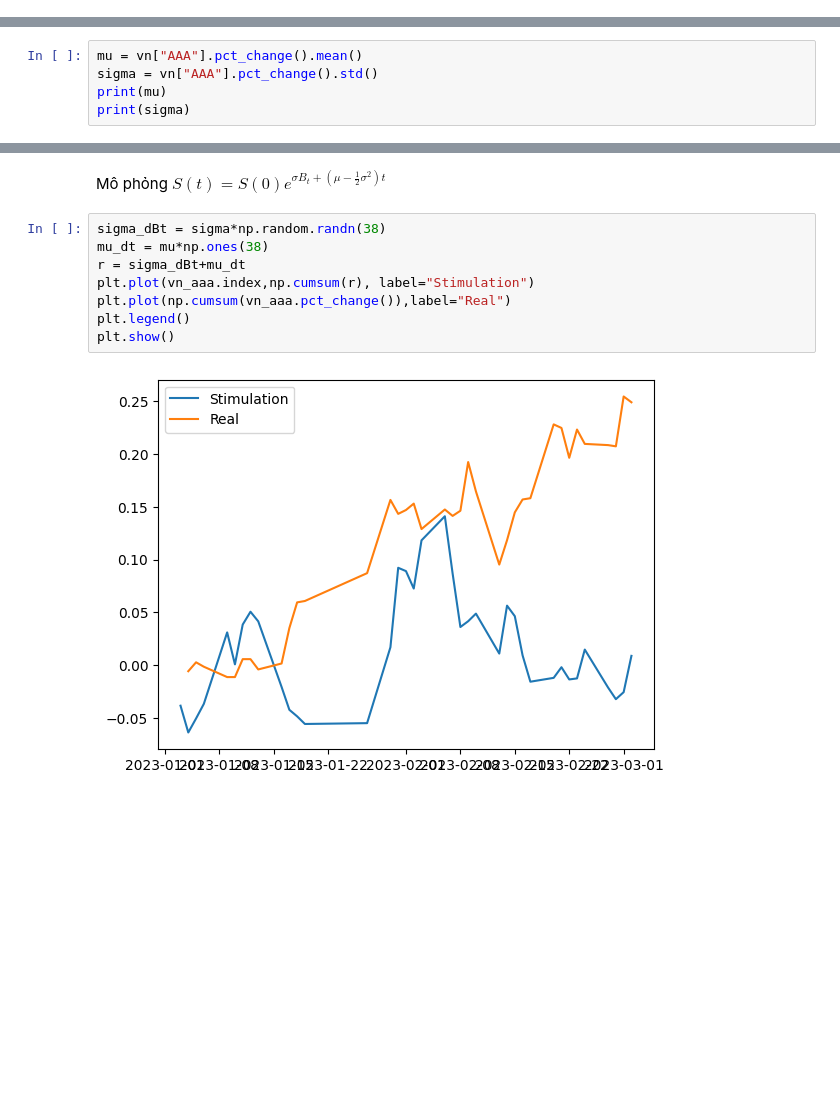
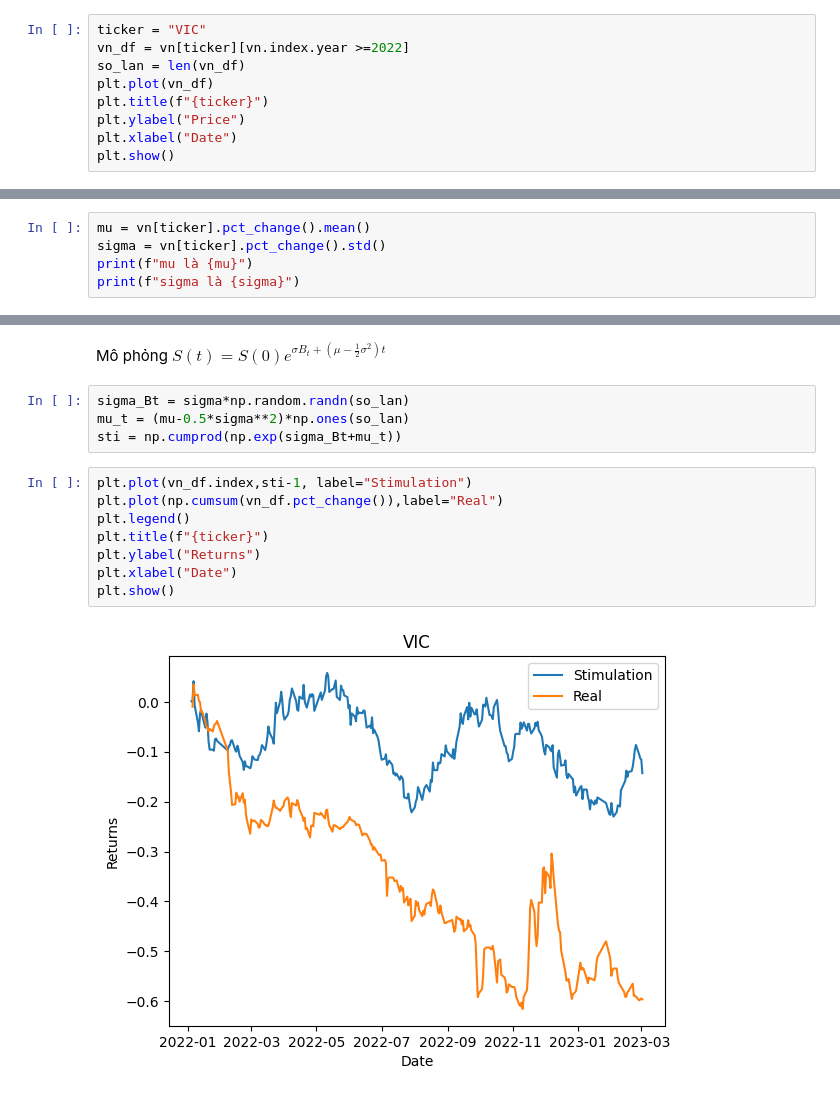
Before and after one commit to khanhtrinh2003/Financial-mathematics, a Jupyter notebook: tren_lop.ipynb, the cells around one changed output, grey strips where cells are left out. Cells and saved outputs as stored; diff of their text form; blank space fills up the shorter version.

```diff
--- a/tren_lop.ipynb
+++ b/tren_lop.ipynb
@@ -27,0 +23,9 @@ len(vn_aaa)
+# %%
+ticker = "VIC"
+vn_df = vn[ticker][vn.index.year >=2022]
+so_lan = len(vn_df)
+plt.plot(vn_df)
+plt.title(f"{ticker}")
+plt.ylabel("Price")
+plt.xlabel("Date")
+plt.show()
@@ -28,6 +36,6 @@ len(vn_aaa)
 # %%
-mu = vn["AAA"].pct_change().mean()
-sigma = vn["AAA"].pct_change().std()
-print(mu)
-print(sigma)
+mu = vn[ticker].pct_change().mean()
+sigma = vn[ticker].pct_change().std()
+print(f"mu là {mu}")
+print(f"sigma là {sigma}")
 # %% [output]
@@ -54,12 +51,16 @@ plt.plot(r)
 # %% [markdown]
 Mô phỏng $S(t)=S(0)e^{\sigma B_t+(\mu-\frac12 \sigma^2)t}$
+# %%
+sigma_Bt = sigma*np.random.randn(so_lan)
+mu_t = (mu-0.5*sigma**2)*np.ones(so_lan)
+sti = np.cumprod(np.exp(sigma_Bt+mu_t))
 # %%
-sigma_dBt = sigma*np.random.randn(38)
-mu_dt = mu*np.ones(38)
-r = sigma_dBt+mu_dt
-plt.plot(vn_aaa.index,np.cumsum(r), label="Stimulation")
-plt.plot(np.cumsum(vn_aaa.pct_change()),label="Real")
+plt.plot(vn_df.index,sti-1, label="Stimulation")
+plt.plot(np.cumsum(vn_df.pct_change()),label="Real")
 plt.legend()
+plt.title(f"{ticker}")
+plt.ylabel("Returns")
+plt.xlabel("Date")
 plt.show()
 # %% [output]
-[figure, old version]
+[figure, new version]
```
Also changed, not shown: parts of 16 cells of this notebook.
